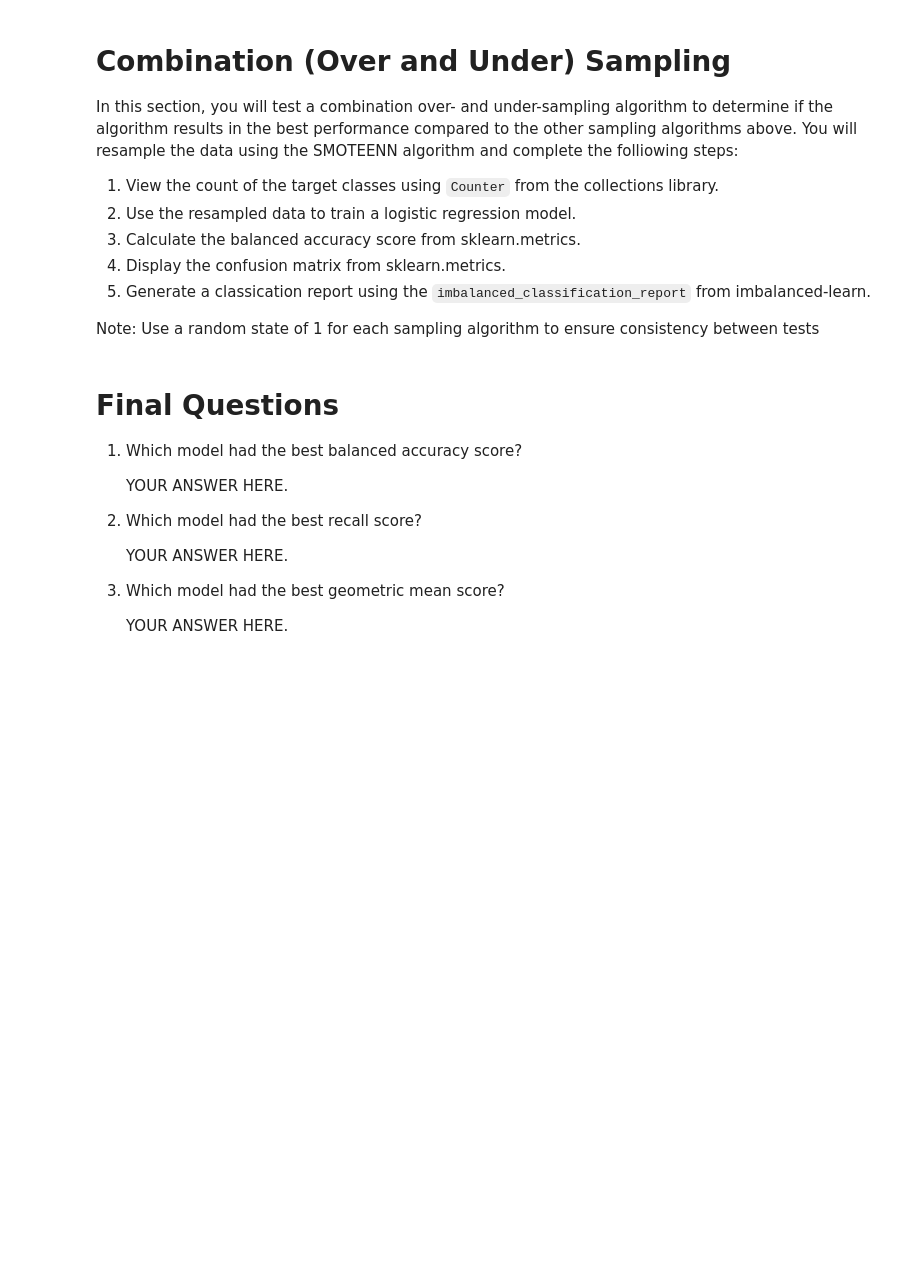
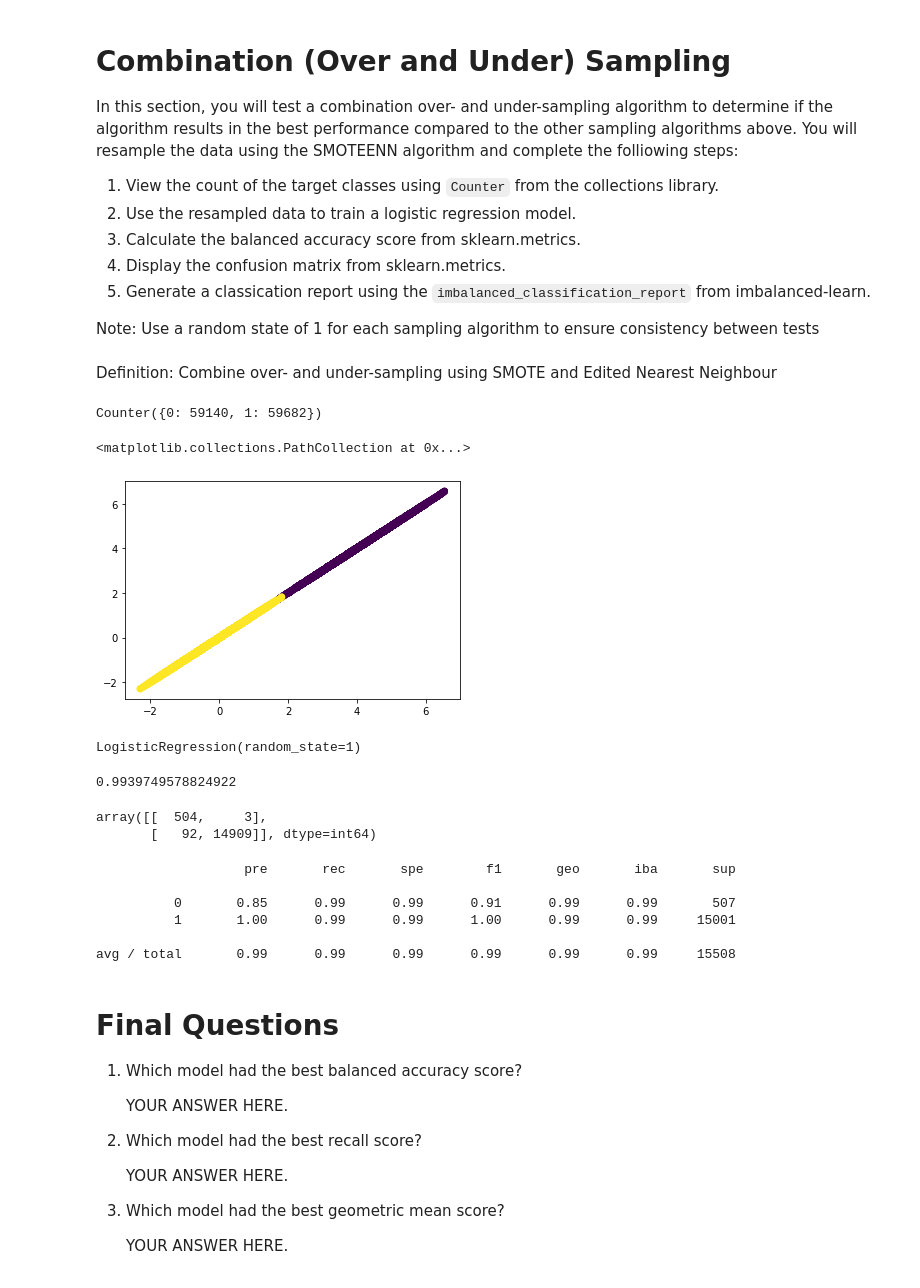
Before and after one commit to Roger-Hull/credit_risk_ml, a Jupyter notebook: credit_risk_resampling.ipynb, the cells around one changed output. Saved outputs shown, nothing was run; the diff lists cells and outputs as text; code cells hidden in the pictures; blank space fills up the shorter version.

```diff
--- a/credit_risk_resampling.ipynb
+++ b/credit_risk_resampling.ipynb
@@ -163,3 +186,4 @@ Note: Use a random state of 1 for each sampling algorithm to ensure consistency
 # %%
 # Train the Logistic Regression model using the resampled data
-# YOUR CODE HERE
+ros_model = LogisticRegression(solver='lbfgs', random_state=1)
+ros_model.fit(X_train, y_train)
@@ -234,24 +312,50 @@ In this section, you will test a combination over- and under-sampling algorithm
 5. Generate a classication report using the `imbalanced_classification_report` from imbalanced-learn.
 
 Note: Use a random state of 1 for each sampling algorithm to ensure consistency between tests
+# %% [markdown]
+Definition: Combine over- and under-sampling using SMOTE and Edited Nearest Neighbour
 # %%
 # Resample the training data with SMOTEENN
-# YOUR CODE HERE
+sme = SMOTEENN(random_state=1)
+sme_X_res, sme_y_res = sme.fit_resample(X_train, y_train)
 
 # View the count of target classes with Counter
-# YOUR CODE HERE
+Counter(sme_y_res)
+# %% [output]
+Counter({0: 59140, 1: 59682})
+# %%
+plt.scatter(sme_X_res[:, 0], sme_X_res[:, 1], c=sme_y_res)
+# %% [output]
+<matplotlib.collections.PathCollection at 0x...>
+[figure, added]
 # %%
 # Train the Logistic Regression model using the resampled data
-# YOUR CODE HERE
+sme_model = LogisticRegression(solver='lbfgs', random_state=1)
+sme_model.fit(sme_X_res, sme_y_res)
+# %% [output]
+LogisticRegression(random_state=1)
 # %%
 # Calculate the balanced accuracy score
-# YOUR CODE HERE
+sme_y_pred = sme_model.predict(X_test)
+balanced_accuracy_score(y_test, sme_y_pred)
+# %% [output]
+0.9939749578824922
 # %%
 # Display the confusion matrix
-# YOUR CODE HERE
+confusion_matrix(y_test, sme_y_pred)
+# %% [output]
+array([[  504,     3],
+       [   92, 14909]], dtype=int64)
 # %%
 # Print the imbalanced classification report
-# YOUR CODE HERE
+print(classification_report_imbalanced(y_test, sme_y_pred))
+# %% [output]
+                   pre       rec       spe        f1       geo       iba       sup
+
+          0       0.85      0.99      0.99      0.91      0.99      0.99       507
+          1       1.00      0.99      0.99      1.00      0.99      0.99     15001
+
+avg / total       0.99      0.99      0.99      0.99      0.99      0.99     15508
 # %% [markdown]
 # Final Questions
 
```
Also changed, not shown: parts of 23 cells of this notebook.
